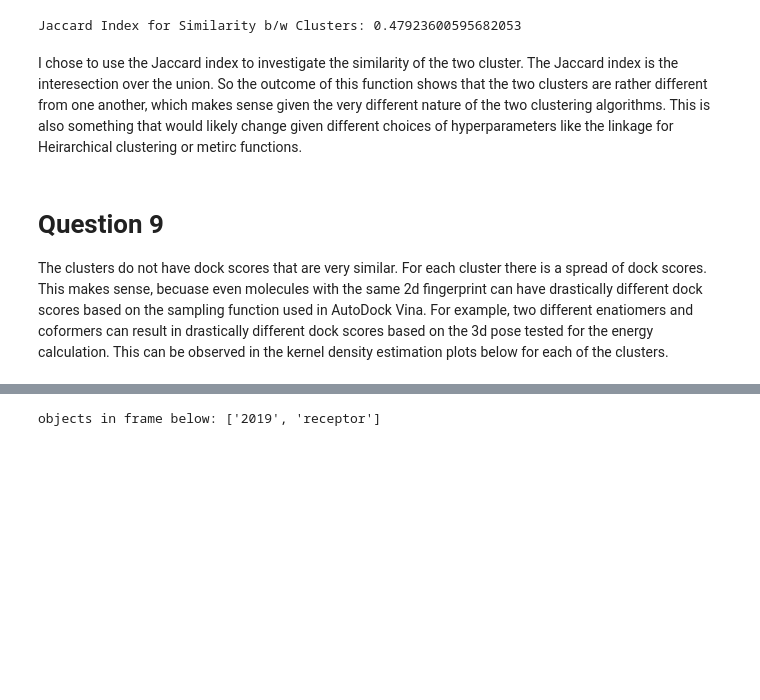
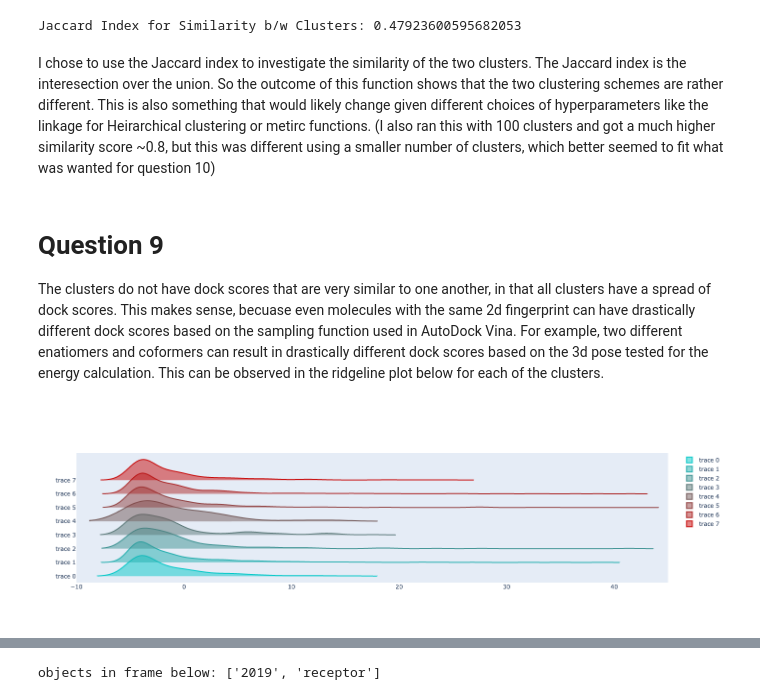
Before and after one commit to pgrosjean/Project2, a Jupyter notebook: Parker_Grosjean_BMI203_HW2.ipynb, the cells around one changed output, grey strips where cells are left out. Drawn from its saved outputs; the diff is of its cells as text; code cells hidden in the pictures; blank space fills up the shorter version.

Commit message:
Final commits on clusters module, testing, and notebook.

```diff
--- a/Parker_Grosjean_BMI203_HW2.ipynb
+++ b/Parker_Grosjean_BMI203_HW2.ipynb
@@ -220,9 +229,25 @@ print(f'Jaccard Index for Similarity b/w Clusters: {similarity_score}')
 # %% [output]
 Jaccard Index for Similarity b/w Clusters: 0.47923600595682053
 # %% [markdown]
-I chose to use the Jaccard index to investigate the similarity of the two cluster. The Jaccard index is the interesection over the union. So the outcome of this function shows that the two clusters are rather different from one another, which makes sense given the very different nature of the two clustering algorithms. This is also something that would likely change given different choices of hyperparameters like the linkage for Heirarchical clustering or metirc functions.
+I chose to use the Jaccard index to investigate the similarity of the two clusters. The Jaccard index is the interesection over the union. So the outcome of this function shows that the two clustering schemes are rather different. This is also something that would likely change given different choices of hyperparameters like the linkage for Heirarchical clustering or metirc functions. (I also ran this with 100 clusters and got a much higher similarity score ~0.8, but this was different using a smaller number of clusters, which better seemed to fit what was wanted for question 10)
 # %% [markdown]
 # Question 9
 
-The clusters do not have dock scores that are very similar. For each cluster there is a spread of dock scores. This makes sense, becuase even molecules with the same 2d fingerprint can have drastically different dock scores based on the sampling function used in AutoDock Vina. For example, two different enatiomers and coformers can result in drastically different dock scores based on the 3d pose tested for the energy calculation. This can be observed in the kernel density estimation plots below for each of the clusters.
+The clusters do not have dock scores that are very similar to one another, in that all clusters have a spread of dock scores. This makes sense, becuase even molecules with the same 2d fingerprint can have drastically different dock scores based on the sampling function used in AutoDock Vina. For example, two different enatiomers and coformers can result in drastically different dock scores based on the 3d pose tested for the energy calculation. This can be observed in the ridgeline plot below for each of the clusters.
+# %%
+dock_scores = np.array([ligand.dock_score for ligand in ligand_list])
+colors = n_colors('rgb(5, 200, 200)', 'rgb(200, 10, 10)', int(np.unique(clust_labels_p).shape[0]), colortype='rgb')
+
+fig = go.Figure()
+for cluster_num, color in zip(np.unique(clust_labels_p), colors):
+    cluster_inds = np.arange(ligand_arr_sub.shape[0])[clust_labels_p == cluster_num]
+    cluster_scores = dock_scores[cluster_inds]
+    fig.add_trace(go.Violin(x=cluster_scores, line_color=color))
+
+fig.update_traces(orientation='h', side='positive', width=3, points=False)
+fig.update_layout(xaxis_showgrid=False, xaxis_zeroline=False)
+fig.update_xaxes(range=[-10, 45])
+fig.show()
+# %% [output]
+[figure, added]
 # %%
```
Also changed, not shown: parts of 15 cells of this notebook, 2 other files.
